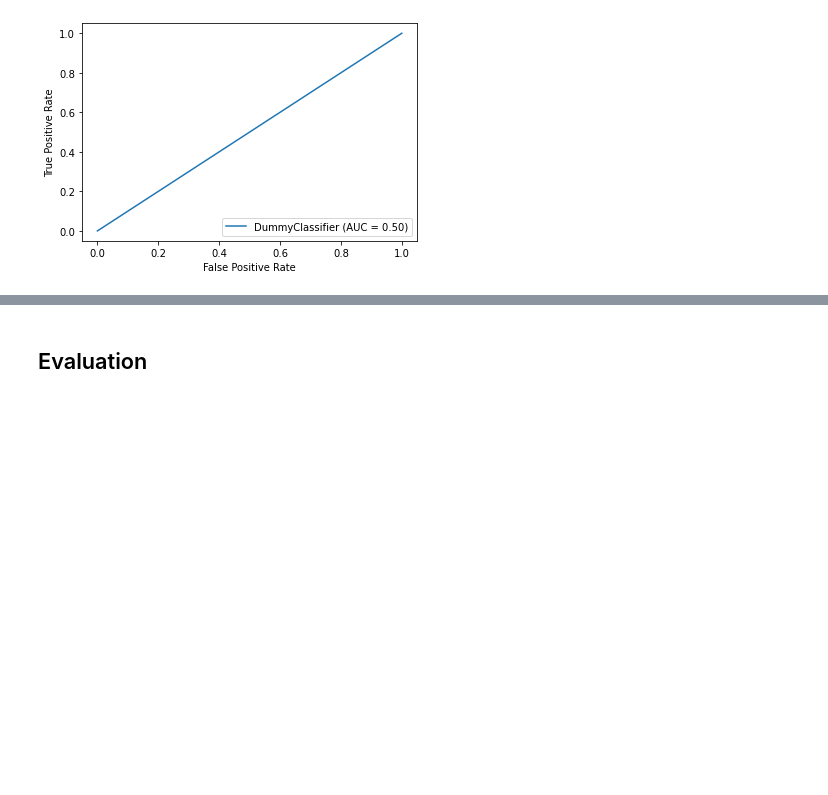
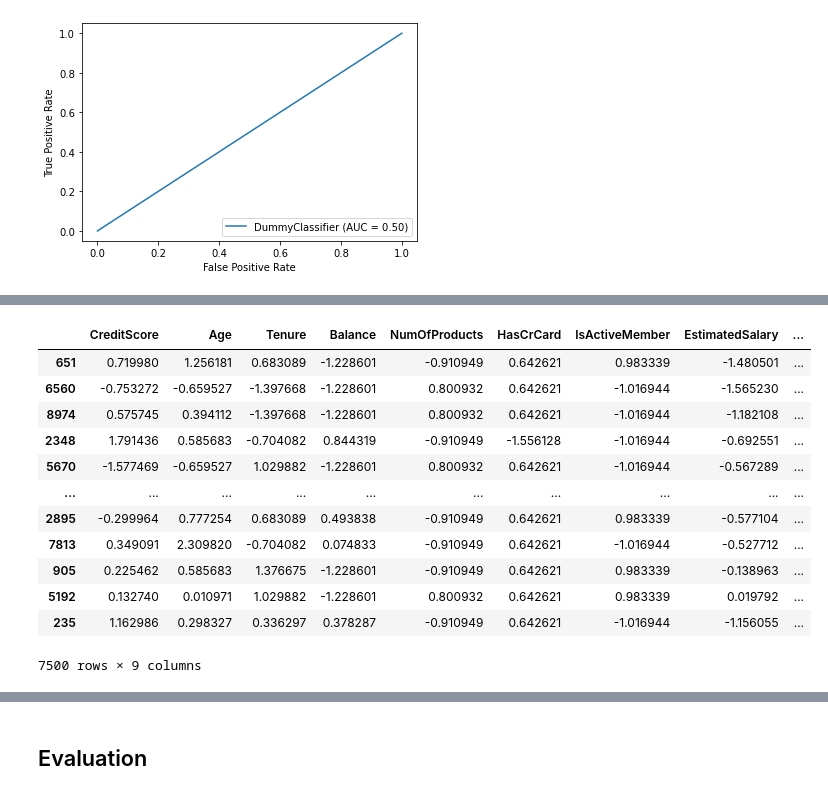
Before and after one commit to SamBen804/Bank_Customer_Churn_Analysis, a Jupyter notebook: Final_Notebook.ipynb, the cells around one changed output, grey strips where cells are left out. Cells and saved outputs as stored; diff of their text form; code cells hidden in the pictures; blank space fills up the shorter version.

```diff
--- a/Final_Notebook.ipynb
+++ b/Final_Notebook.ipynb
@@ -642,0 +596,28 @@ lr.score(X_train_df, y_train)
+# %%
+#Scaling the numeric columns again, less the 'Complain' column:
+numeric_lessComp = ['CreditScore', 'Age', 'Tenure', 'Balance', 'NumOfProducts', 'HasCrCard', 'IsActiveMember',
+                   'EstimatedSalary', 'Point Earned']
+
+Xcat_train_num = Xcat_train[numeric_lessComp]
+Xcat_test_num = X_test[numeric_lessComp]
+
+Xcat_train_num_sc = scaler.fit_transform(Xcat_train_num)
+Xcat_test_num_sc = scaler.transform(Xcat_test_num)
+# %%
+nums_df = pd.DataFrame(Xcat_train_num_sc, columns=numeric_lessComp,
+                         index=X_train.index)
+nums_df
+# %% [output]
+|  | CreditScore | Age | Tenure | Balance | NumOfProducts | HasCrCard | IsActiveMember | EstimatedSalary | ... |
+| 651 | 0.719980 | 1.256181 | 0.683089 | -1.228601 | -0.910949 | 0.642621 | 0.983339 | -1.480501 | ... |
+| 6560 | -0.753272 | -0.659527 | -1.397668 | -1.228601 | 0.800932 | 0.642621 | -1.016944 | -1.565230 | ... |
+| 8974 | 0.575745 | 0.394112 | -1.397668 | -1.228601 | 0.800932 | 0.642621 | -1.016944 | -1.182108 | ... |
+| 2348 | 1.791436 | 0.585683 | -0.704082 | 0.844319 | -0.910949 | -1.556128 | -1.016944 | -0.692551 | ... |
+| 5670 | -1.577469 | -0.659527 | 1.029882 | -1.228601 | 0.800932 | 0.642621 | -1.016944 | -0.567289 | ... |
+| ... | ... | ... | ... | ... | ... | ... | ... | ... | ... |
+| 2895 | -0.299964 | 0.777254 | 0.683089 | 0.493838 | -0.910949 | 0.642621 | 0.983339 | -0.577104 | ... |
+| 7813 | 0.349091 | 2.309820 | -0.704082 | 0.074833 | -0.910949 | 0.642621 | -1.016944 | -0.527712 | ... |
+| 905 | 0.225462 | 0.585683 | 1.376675 | -1.228601 | -0.910949 | 0.642621 | 0.983339 | -0.138963 | ... |
+| 5192 | 0.132740 | 0.010971 | 1.029882 | -1.228601 | 0.800932 | 0.642621 | 0.983339 | 0.019792 | ... |
+| 235 | 1.162986 | 0.298327 | 0.336297 | 0.378287 | -0.910949 | 0.642621 | -1.016944 | -1.156055 | ... |
+7500 rows × 9 columns
```
Also changed, not shown: parts of 149 cells of this notebook.
